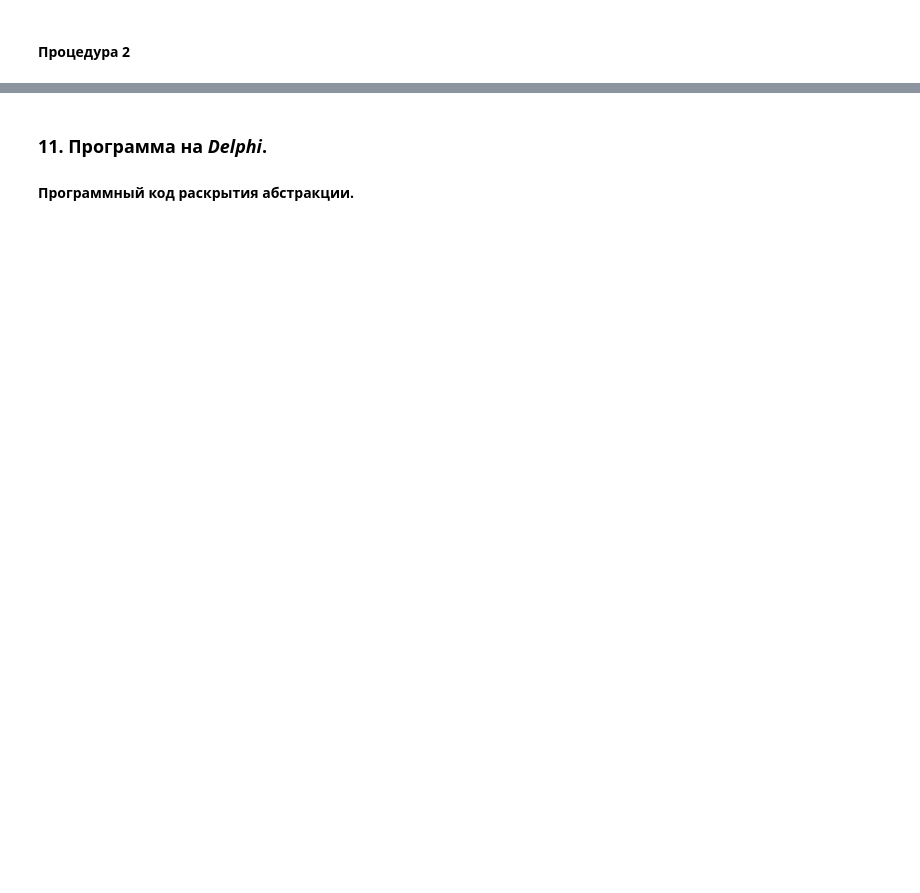
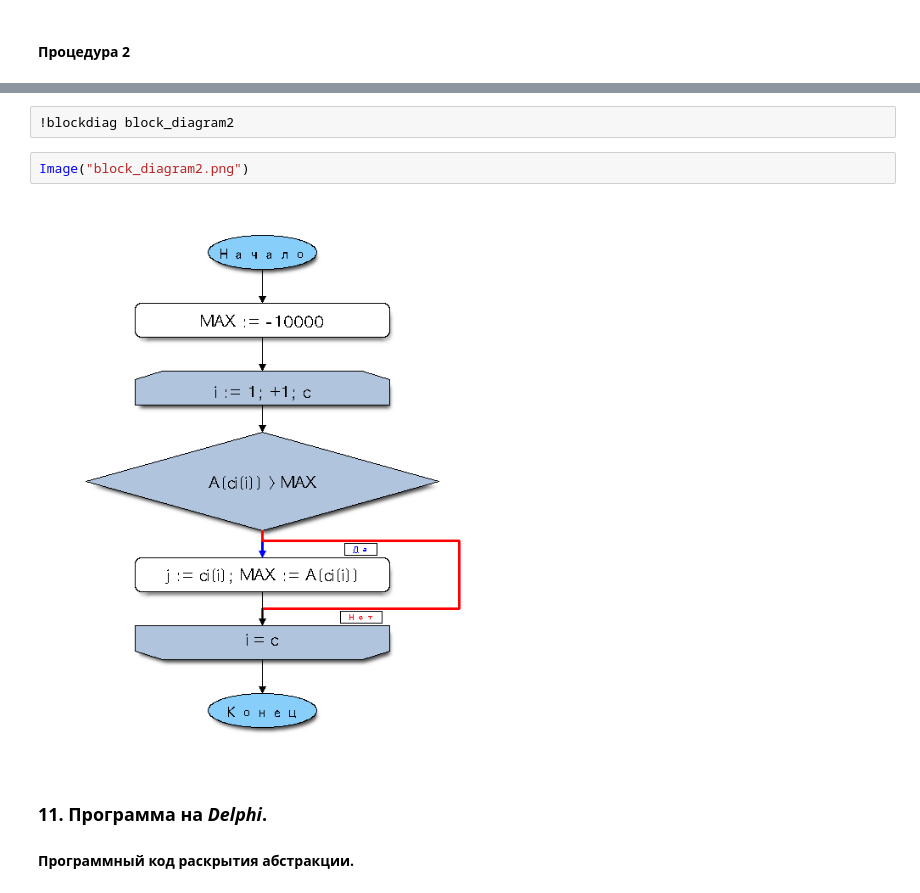
Before and after one commit to OlgaBelitskaya/math_20182019, a Jupyter notebook: program_lab10.ipynb, the cells around one changed output, grey strips where cells are left out. Drawn from its saved outputs; the diff is of its cells as text; blank space fills up the shorter version.

```diff
--- a/program_lab10.ipynb
+++ b/program_lab10.ipynb
@@ -454,3 +534,9 @@ _Процедура 2._
+# %%
+!blockdiag block_diagram2
+# %%
+Image("block_diagram2.png")
+# %% [output]
+[figure, added]
 # %% [markdown]
 ### 11. Программа на <i>Delphi</i>.
 #### Программный код раскрытия абстракции.
```
Also changed, not shown: parts of 7 cells of this notebook.
